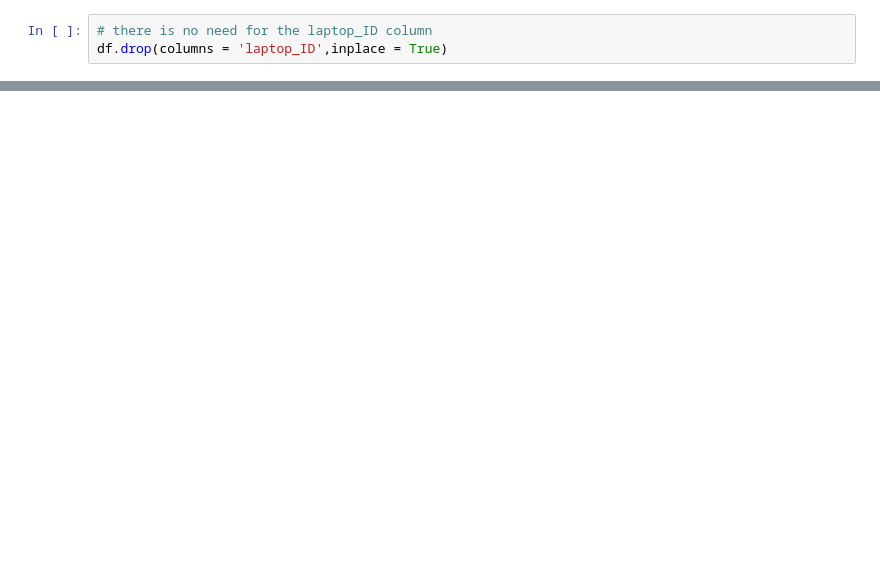
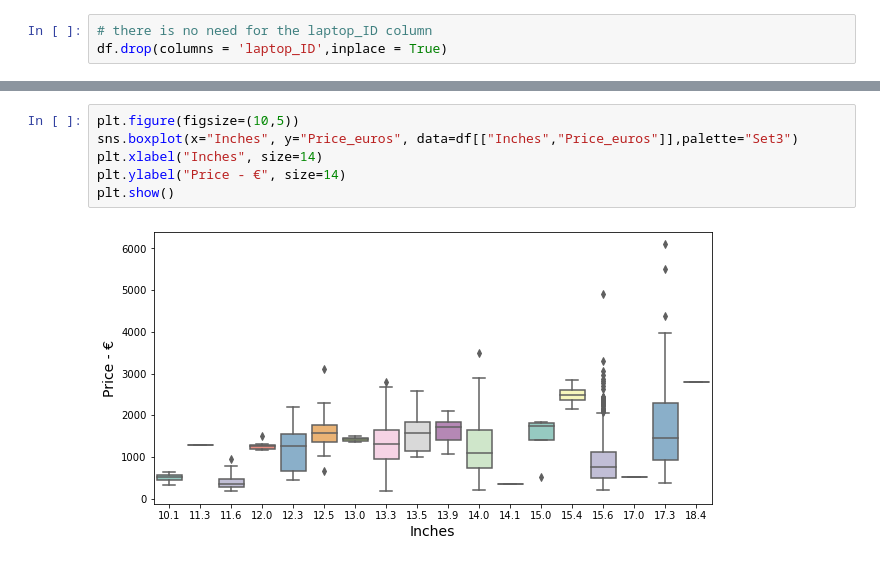
Before and after one commit to NoaAmichai/Laptop-Price-Prediction, a Jupyter notebook: Laptop Price.ipynb, the cells around one changed output, grey strips where cells are left out. Cells and saved outputs as stored; diff of their text form; blank space fills up the shorter version.

```diff
--- a/Laptop Price.ipynb
+++ b/Laptop Price.ipynb
@@ -82,0 +131,8 @@ data['Memory'] = data['Memory'].str.replace('Flash Storage','FlashStorage')
+# %%
+plt.figure(figsize=(10,5))
+sns.boxplot(x="Inches", y="Price_euros", data=df[["Inches","Price_euros"]],palette="Set3")
+plt.xlabel("Inches", size=14)
+plt.ylabel("Price - €", size=14)
+plt.show()
+# %% [output]
+[figure, added]
```
Also changed, not shown: parts of 25 cells of this notebook.
